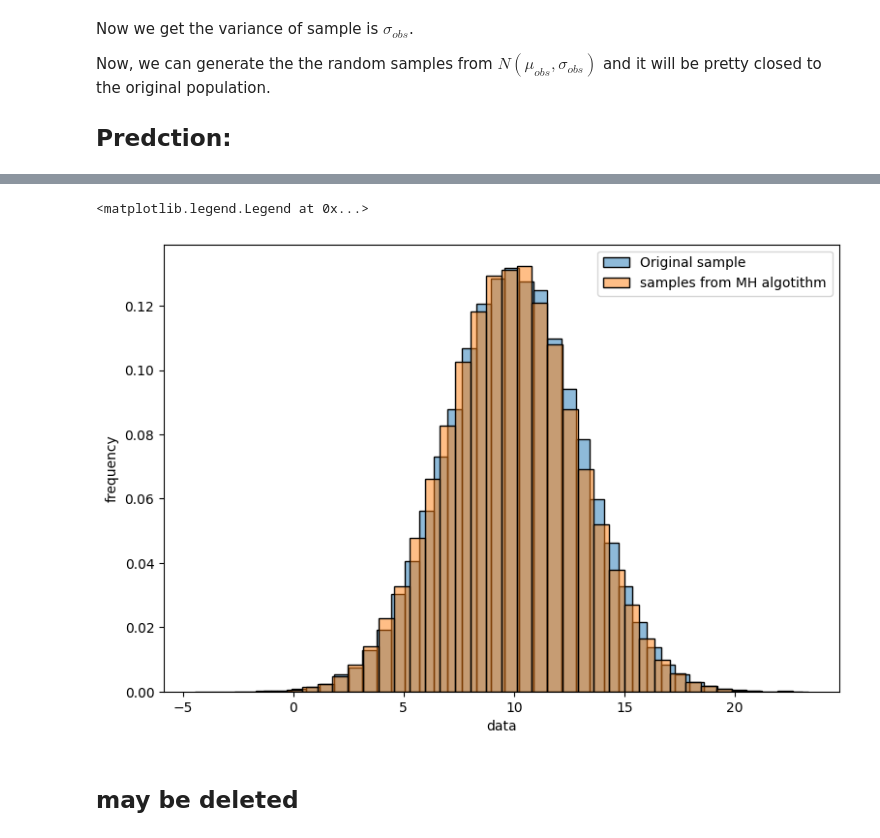
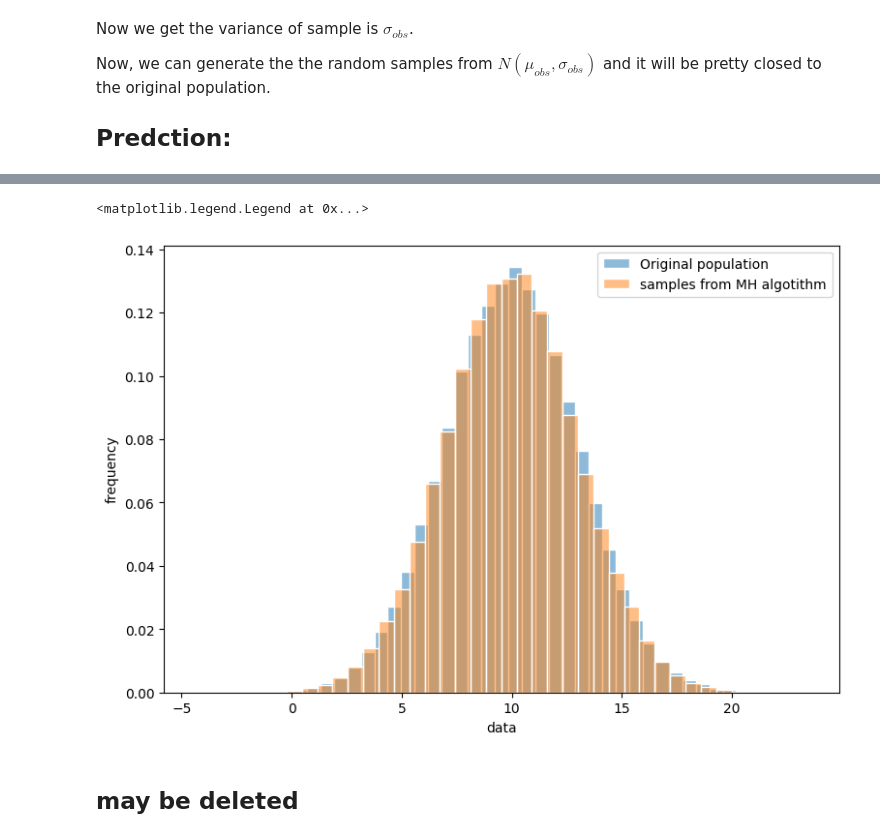
Before and after one commit to AzmainBiswas/Monte_Carlo, a Jupyter notebook: Metropolis-Hastings algorithm/example-2/dummy data.ipynb, the cells around one changed output, grey strips where cells are left out. Cells and saved outputs as stored; diff of their text form; code cells hidden in the pictures.

```diff
--- a/Metropolis-Hastings algorithm/example-2/dummy data.ipynb
+++ b/Metropolis-Hastings algorithm/example-2/dummy data.ipynb
@@ -200,4 +259,4 @@ plt.hist(
 # %%
-sigam_obs = samples_of_sigma[hist_show:].mean()
+sigam_obs = samples_of_sigma[burn_in:].mean()
 print(f"Mean of sigmas: {sigam_obs}")
 # %% [output]
@@ -234,19 +294,20 @@ experimental Mean: 9.892273085901481, Variance: 3.002886997836427
 # %%
 plt.figure(figsize=(9, 6))
-sns.histplot(population, bins=40, stat="density", label="Original sample", alpha=0.5)
+sns.histplot(population, bins=40, edgecolor="w",stat="density", label="Original population", alpha=0.5)
 sns.histplot(
     experemental_population,
     bins=40,
+    edgecolor="w",
     stat="density",
     label="samples from MH algotithm",
     alpha=0.5,
 )
 plt.xlabel("data")
 plt.ylabel("frequency")
 plt.legend()
 # %% [output]
 <matplotlib.legend.Legend at 0x...>
-[figure, old version]
+[figure, new version]
 # %% [markdown]
 ## may be deleted
 # %%
```
Also changed, not shown: parts of 13 cells of this notebook, 5 other files.
